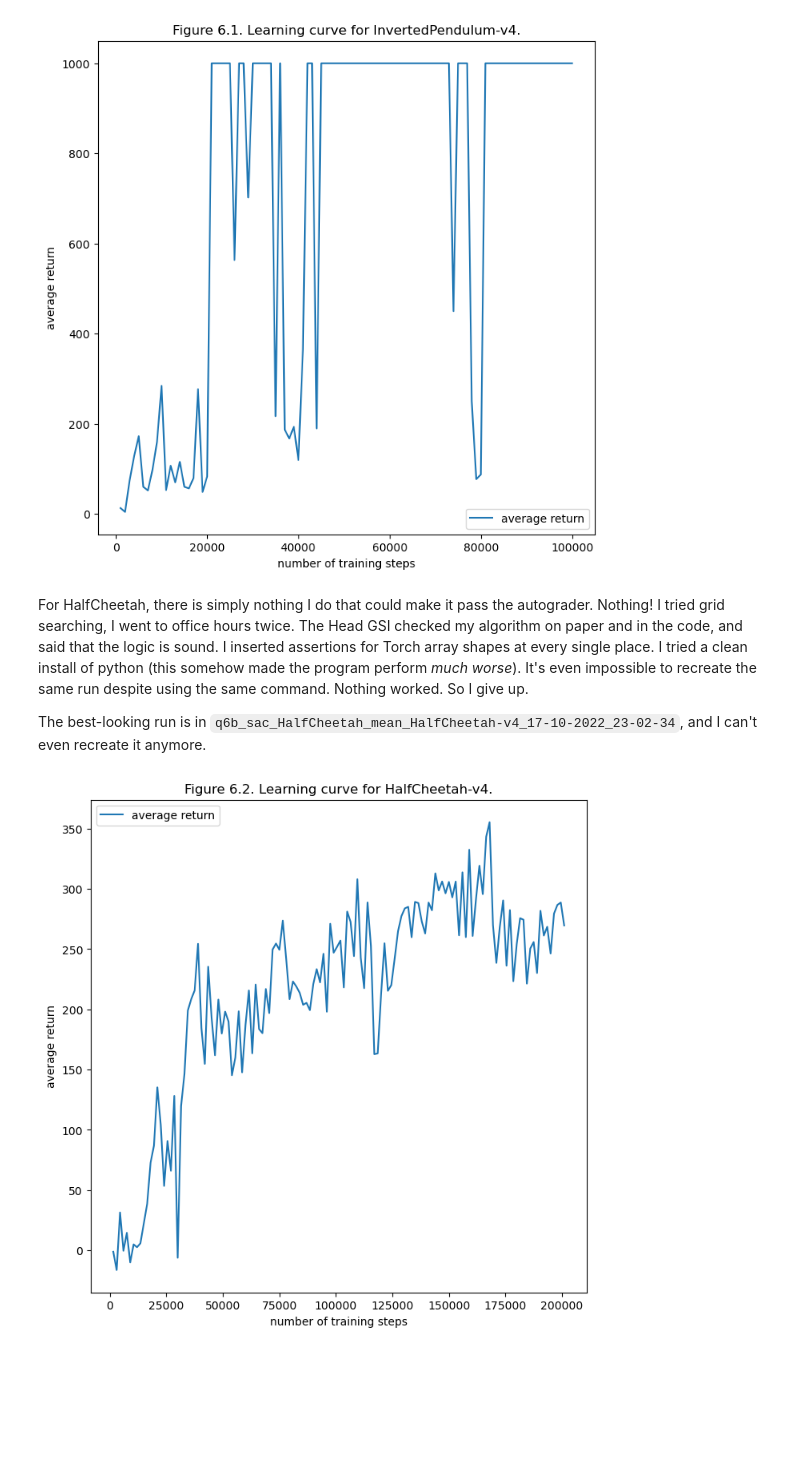
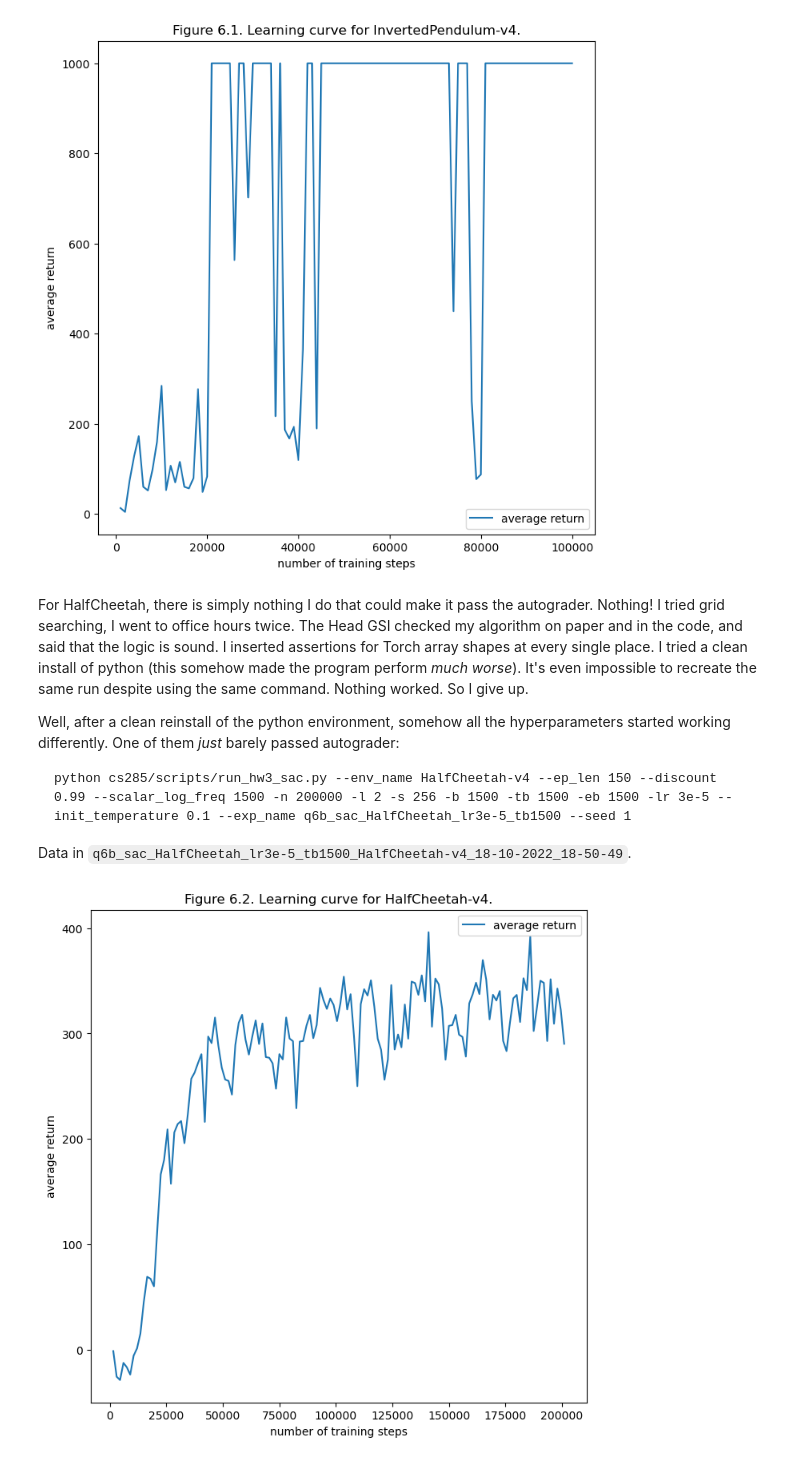
Before and after one commit to yuxi-liu-wired/CS-285_fall2022, a Jupyter notebook: hw3/submit/cs285/report/report.ipynb, the cells around one changed output. Saved outputs shown, nothing was run; the diff lists cells and outputs as text; code cells hidden in the pictures; blank space fills up the shorter version.

````diff
--- a/hw3/submit/cs285/report/report.ipynb
+++ b/hw3/submit/cs285/report/report.ipynb
@@ -366,24 +366,30 @@ plt.show()
 # %% [markdown]
 For HalfCheetah, there is simply nothing I do that could make it pass the autograder. Nothing! I tried grid searching, I went to office hours twice. The Head GSI checked my algorithm on paper and in the code, and said that the logic is sound. I inserted assertions for Torch array shapes at every single place. I tried a clean install of python (this somehow made the program perform *much worse*). It's even impossible to recreate the same run despite using the same command. Nothing worked. So I give up.
 
-The best-looking run is in `q6b_sac_HalfCheetah_mean_HalfCheetah-v4_17-10-2022_23-02-34`, and I can't even recreate it anymore.
+Well, after a clean reinstall of the python environment, somehow all the hyperparameters started working differently. One of them *just* barely passed autograder:
+
+```
+python cs285/scripts/run_hw3_sac.py --env_name HalfCheetah-v4 --ep_len 150 --discount 0.99 --scalar_log_freq 1500 -n 200000 -l 2 -s 256 -b 1500 -tb 1500 -eb 1500 -lr 3e-5 --init_temperature 0.1 --exp_name q6b_sac_HalfCheetah_lr3e-5_tb1500 --seed 1
+```
+
+Data in `q6b_sac_HalfCheetah_lr3e-5_tb1500_HalfCheetah-v4_18-10-2022_18-50-49`.
 # %%
-q5_ip = read_tb(base, 'q6b_sac_HalfCheetah_mean_HalfCheetah-v4_17-10-2022_23-02-34');
+q5_ip = read_tb(base, 'q6b_sac_HalfCheetah_lr3e-5_tb1500_HalfCheetah-v4_18-10-2022_18-50-49');
 
 xs = []
 ys = []
 yerrs = []
 for df in [q5_ip]:
     xs.append(get_data_array(df, 'Train_EnvstepsSoFar'))
     ys.append(get_data_array(df, 'Eval_AverageReturn'))
 
 plt.figure(figsize=(8, 8))
 # plt.errorbar(xs, ys, yerr=yerrs)
 plt.plot(xs[0], ys[0], label="average return")
 plt.xlabel('number of training steps')
 plt.ylabel('average return')
 plt.legend()
 plt.title("Figure 6.2. Learning curve for HalfCheetah-v4.")
 plt.show()
 # %% [output]
-[figure, old version]
+[figure, new version]
````
Also changed, not shown: 3 other files.
